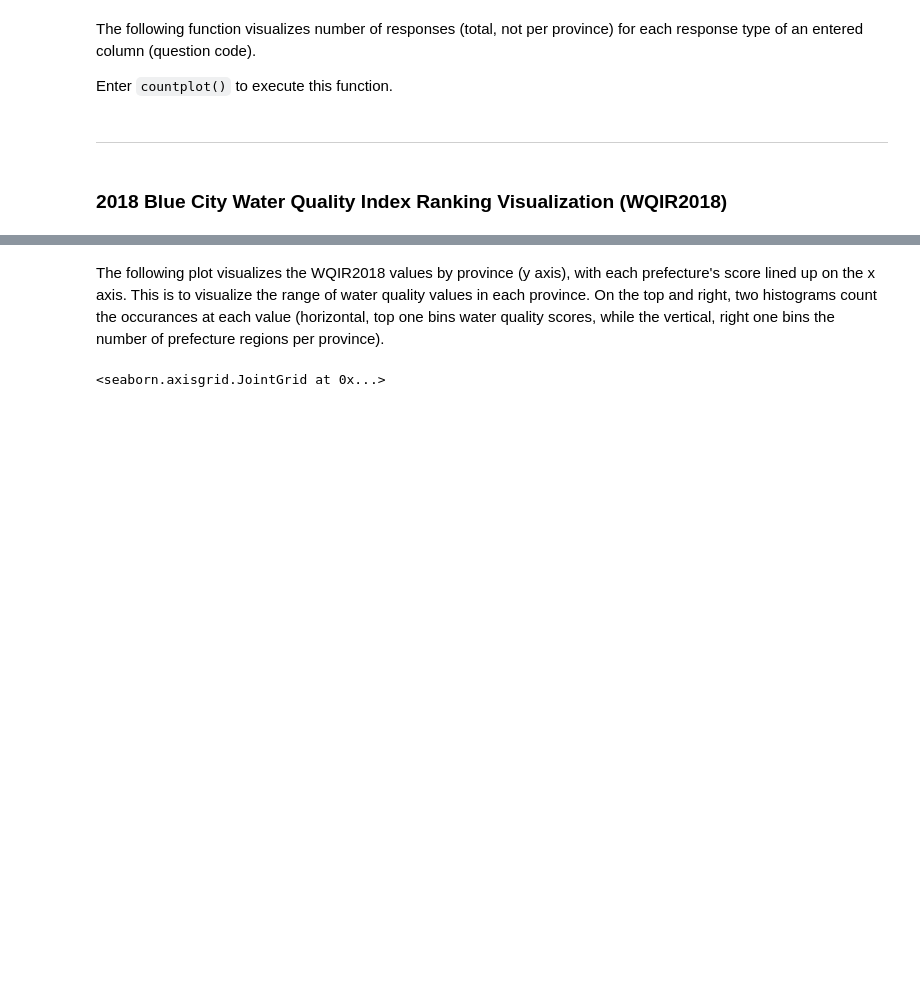
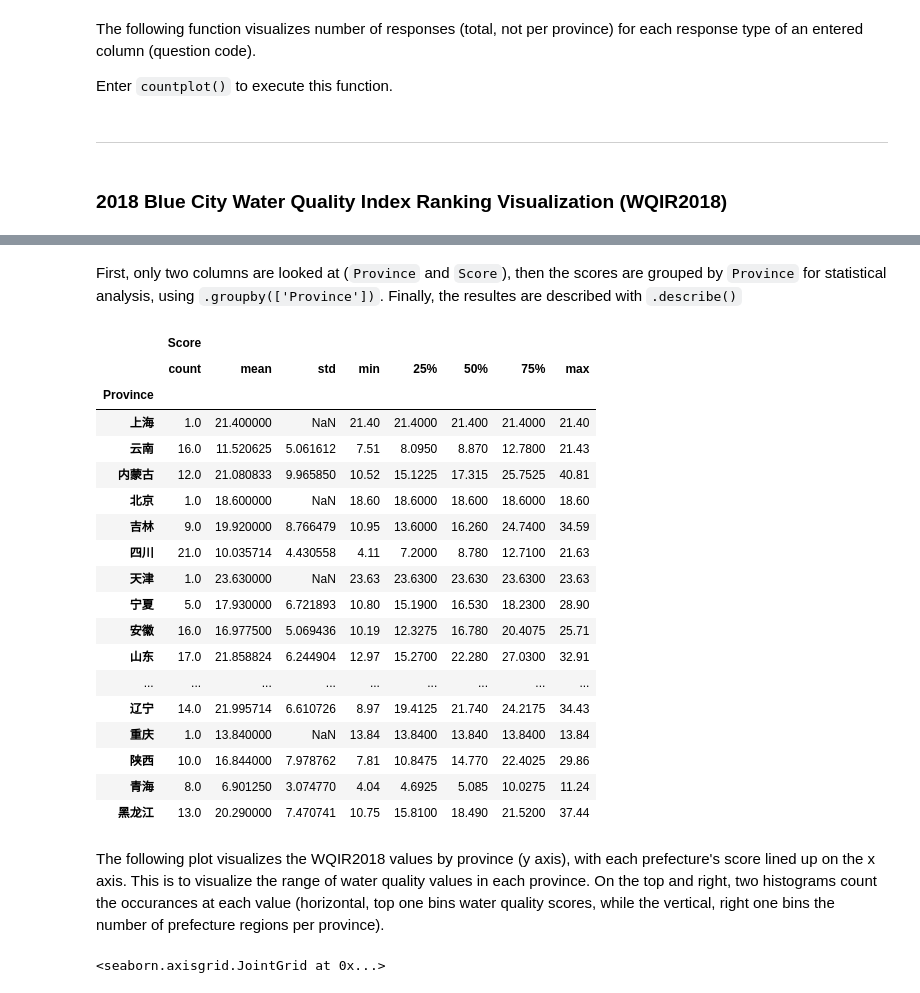
Before and after one commit to wrynearson/china-water, a Jupyter notebook: src/Thesis.ipynb, the cells around one changed output, grey strips where cells are left out. Drawn from its saved outputs; the diff is of its cells as text; code cells hidden in the pictures; blank space fills up the shorter version.

```diff
--- a/src/Thesis.ipynb
+++ b/src/Thesis.ipynb
@@ -214,3 +298,29 @@ def countplot():
+# %% [markdown]
+First, only two columns are looked at (`Province` and `Score`), then the scores are grouped by `Province` for statistical analysis, using `.groupby(['Province'])`. Finally, the resultes are described with `.describe()`
+# %%
+wqir_score = wqir[['Province','Score']]
+wqir_grouped = wqir_score.groupby(['Province'])
+wqir_grouped.describe()
+# %% [output]
+|  | Score |  |  |  |  |  |  |  |
+|  | count | mean | std | min | 25% | 50% | 75% | max |
+| Province |  |  |  |  |  |  |  |  |
+| 上海 | 1.0 | 21.400000 | NaN | 21.40 | 21.4000 | 21.400 | 21.4000 | 21.40 |
+| 云南 | 16.0 | 11.520625 | 5.061612 | 7.51 | 8.0950 | 8.870 | 12.7800 | 21.43 |
+| 内蒙古 | 12.0 | 21.080833 | 9.965850 | 10.52 | 15.1225 | 17.315 | 25.7525 | 40.81 |
+| 北京 | 1.0 | 18.600000 | NaN | 18.60 | 18.6000 | 18.600 | 18.6000 | 18.60 |
+| 吉林 | 9.0 | 19.920000 | 8.766479 | 10.95 | 13.6000 | 16.260 | 24.7400 | 34.59 |
+| 四川 | 21.0 | 10.035714 | 4.430558 | 4.11 | 7.2000 | 8.780 | 12.7100 | 21.63 |
+| 天津 | 1.0 | 23.630000 | NaN | 23.63 | 23.6300 | 23.630 | 23.6300 | 23.63 |
+| 宁夏 | 5.0 | 17.930000 | 6.721893 | 10.80 | 15.1900 | 16.530 | 18.2300 | 28.90 |
+| 安徽 | 16.0 | 16.977500 | 5.069436 | 10.19 | 12.3275 | 16.780 | 20.4075 | 25.71 |
+| 山东 | 17.0 | 21.858824 | 6.244904 | 12.97 | 15.2700 | 22.280 | 27.0300 | 32.91 |
+| ... | ... | ... | ... | ... | ... | ... | ... | ... |
+| 辽宁 | 14.0 | 21.995714 | 6.610726 | 8.97 | 19.4125 | 21.740 | 24.2175 | 34.43 |
+| 重庆 | 1.0 | 13.840000 | NaN | 13.84 | 13.8400 | 13.840 | 13.8400 | 13.84 |
+| 陕西 | 10.0 | 16.844000 | 7.978762 | 7.81 | 10.8475 | 14.770 | 22.4025 | 29.86 |
+| 青海 | 8.0 | 6.901250 | 3.074770 | 4.04 | 4.6925 | 5.085 | 10.0275 | 11.24 |
+| 黑龙江 | 13.0 | 20.290000 | 7.470741 | 10.75 | 15.8100 | 18.490 | 21.5200 | 37.44 |
 # %% [markdown]
 The following plot visualizes the WQIR2018 values by province (y axis), with each prefecture's score lined up on the x axis. This is to visualize the range of water quality values in each province. On the top and right, two histograms count the occurances at each value (horizontal, top one bins water quality scores, while the vertical, right one bins the number of prefecture regions per province).
 # %%
```
Also changed, not shown: parts of 19 cells of this notebook.
